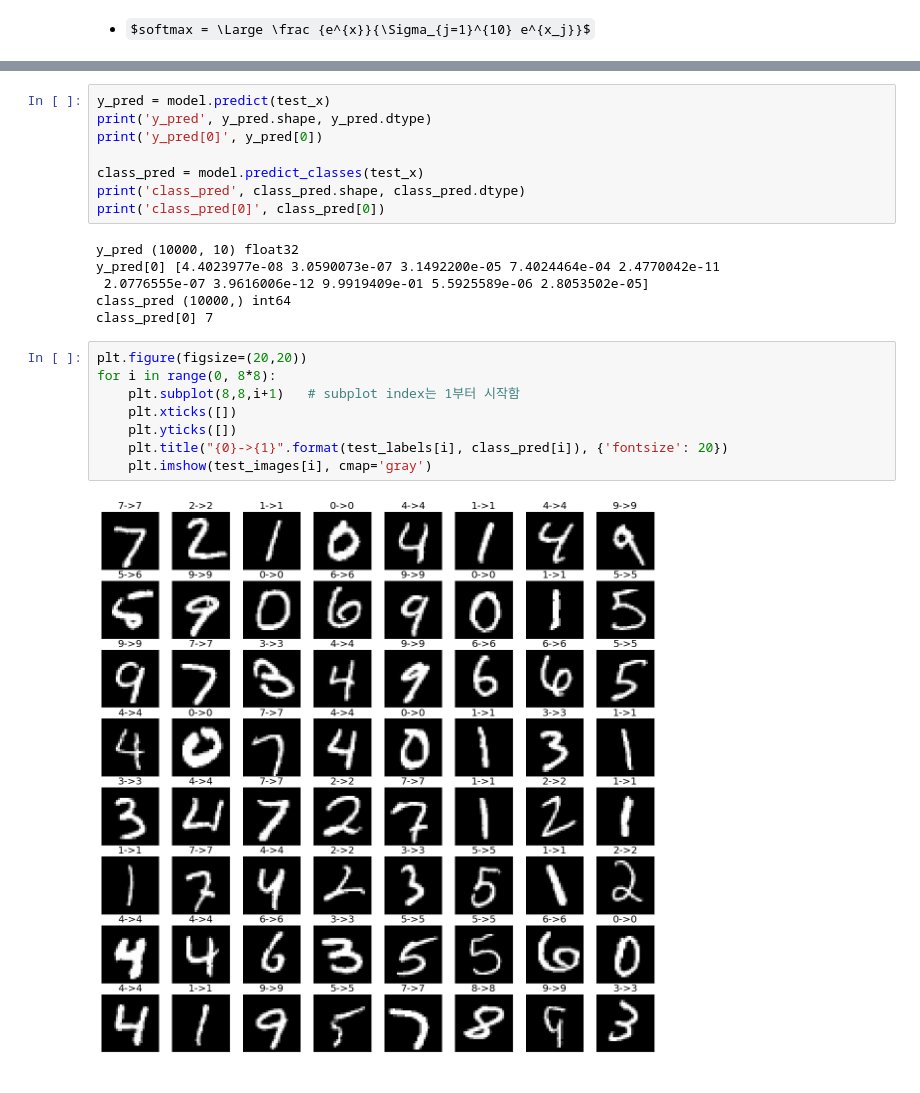
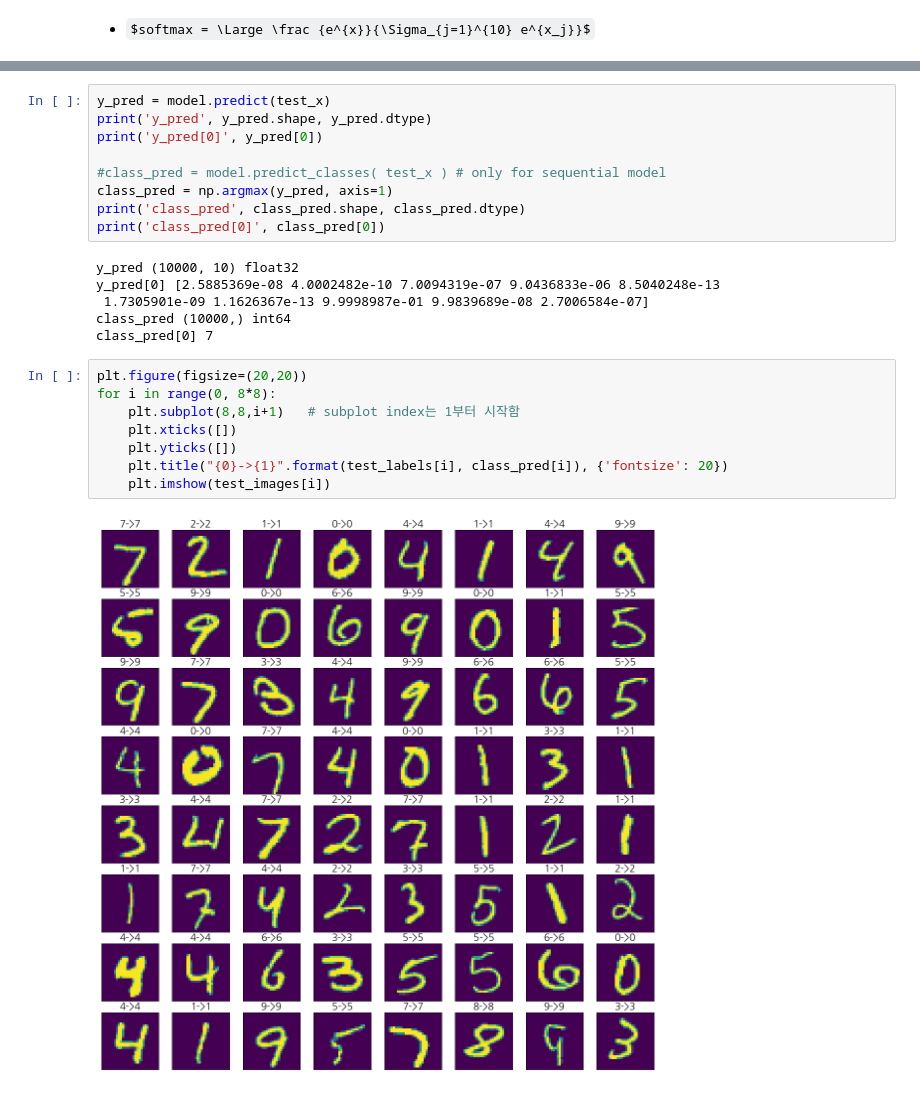
Before and after one commit to sungalex/computer-vision, a Jupyter notebook: keras/16 FNN MNIST 0.ipynb, the cells around one changed output, grey strips where cells are left out. Drawn from its saved outputs; the diff is of its cells as text; some formulas as TeX source.

```diff
--- a/keras/16 FNN MNIST 0.ipynb
+++ b/keras/16 FNN MNIST 0.ipynb
@@ -143,22 +149,23 @@ y_pred = model.predict(test_x)
 print('y_pred', y_pred.shape, y_pred.dtype)
 print('y_pred[0]', y_pred[0])
 
-class_pred = model.predict_classes(test_x)
+#class_pred = model.predict_classes( test_x ) # only for sequential model
+class_pred = np.argmax(y_pred, axis=1)
 print('class_pred', class_pred.shape, class_pred.dtype)
 print('class_pred[0]', class_pred[0])
 # %% [output]
 y_pred (10000, 10) float32
-y_pred[0] [4.4023977e-08 3.0590073e-07 3.1492200e-05 7.4024464e-04 2.4770042e-11
- 2.0776555e-07 3.9616006e-12 9.9919409e-01 5.5925589e-06 2.8053502e-05]
+y_pred[0] [2.5885369e-08 4.0002482e-10 7.0094319e-07 9.0436833e-06 8.5040248e-13
+ 1.7305901e-09 1.1626367e-13 9.9998987e-01 9.9839689e-08 2.7006584e-07]
 class_pred (10000,) int64
 class_pred[0] 7
 # %%
 plt.figure(figsize=(20,20))
 for i in range(0, 8*8):
     plt.subplot(8,8,i+1)   # subplot index는 1부터 시작함
     plt.xticks([])
     plt.yticks([])
     plt.title("{0}->{1}".format(test_labels[i], class_pred[i]), {'fontsize': 20})
-    plt.imshow(test_images[i], cmap='gray')
+    plt.imshow(test_images[i])
 # %% [output]
-[figure, old version]
+[figure, new version]
```
Also changed, not shown: parts of 7 cells of this notebook.
